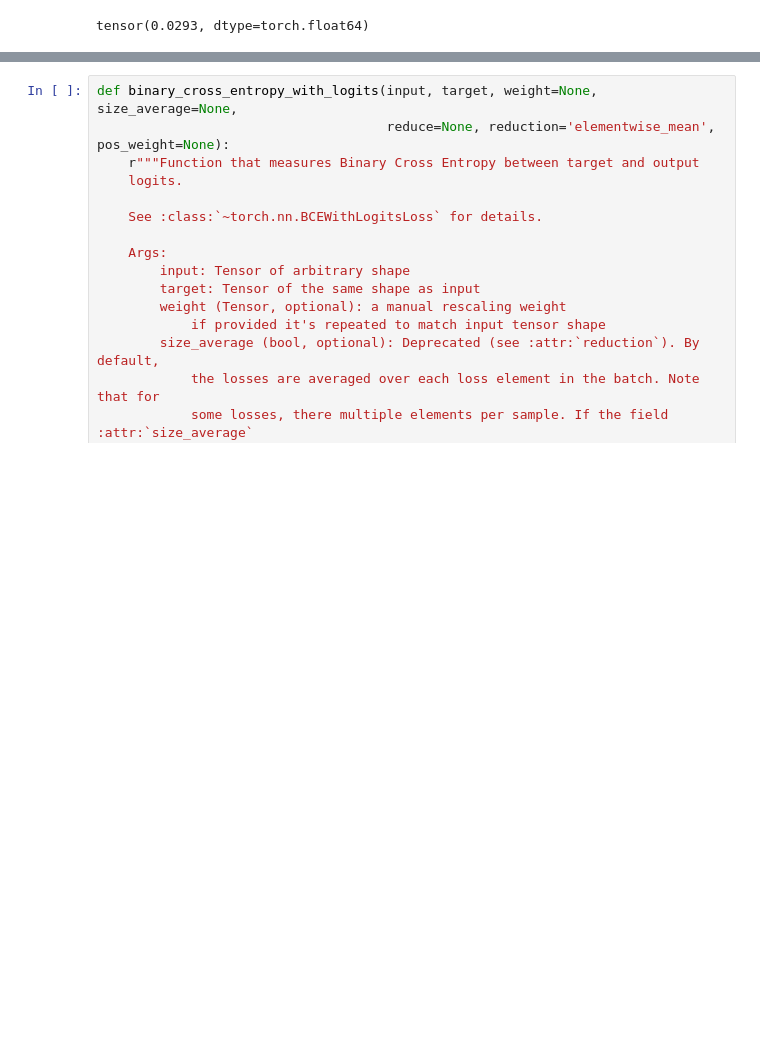
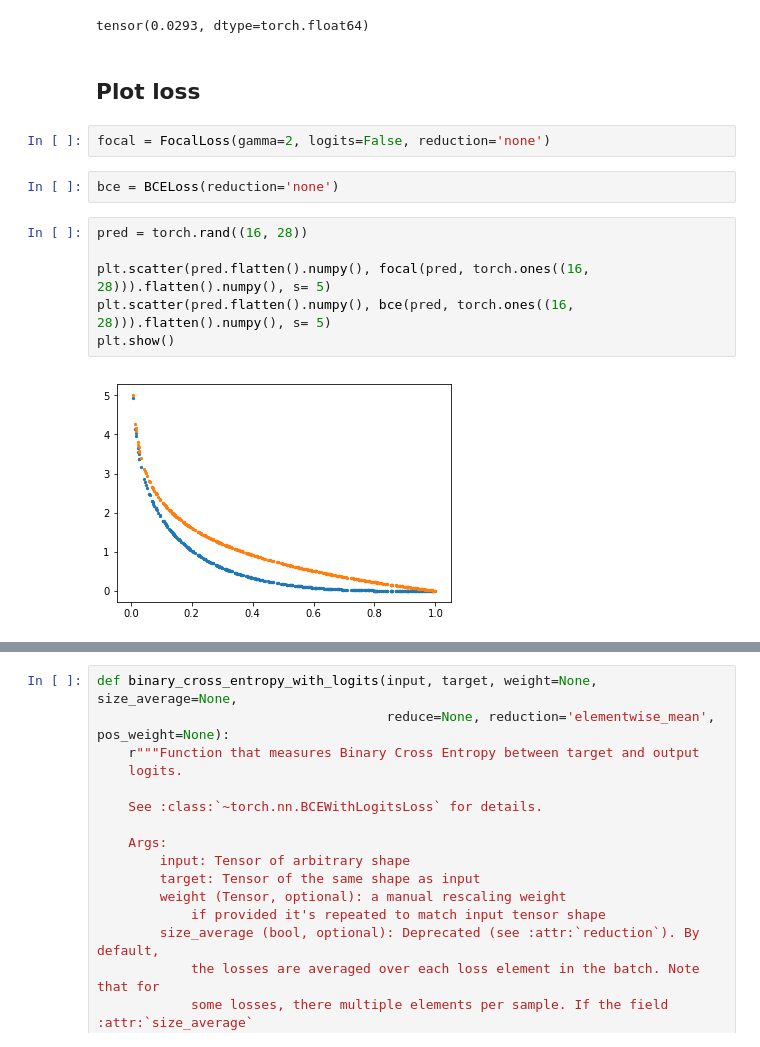
Before and after one commit to s6juncheng/HumanProteinAtlas, a Jupyter notebook: notebooks/loss_function.ipynb, the cells around one changed output, grey strips where cells are left out. Saved outputs shown, nothing was run; the diff lists cells and outputs as text; blank space fills up the shorter version.

```diff
--- a/notebooks/loss_function.ipynb
+++ b/notebooks/loss_function.ipynb
@@ -111,3 +114,17 @@ focal = FocalLoss(gamma=0, logits=True, alpha=alpha)
 focal(predictions, onehot_targets)
 # %% [output]
 tensor(0.0293, dtype=torch.float64)
+# %% [markdown]
+## Plot loss
+# %%
+focal = FocalLoss(gamma=2, logits=False, reduction='none')
+# %%
+bce = BCELoss(reduction='none')
+# %%
+pred = torch.rand((16, 28))
+
+plt.scatter(pred.flatten().numpy(), focal(pred, torch.ones((16, 28))).flatten().numpy(), s= 5)
+plt.scatter(pred.flatten().numpy(), bce(pred, torch.ones((16, 28))).flatten().numpy(), s= 5)
+plt.show()
+# %% [output]
+[figure, added]
```
Also changed, not shown: parts of 5 cells of this notebook, 18 other files.
